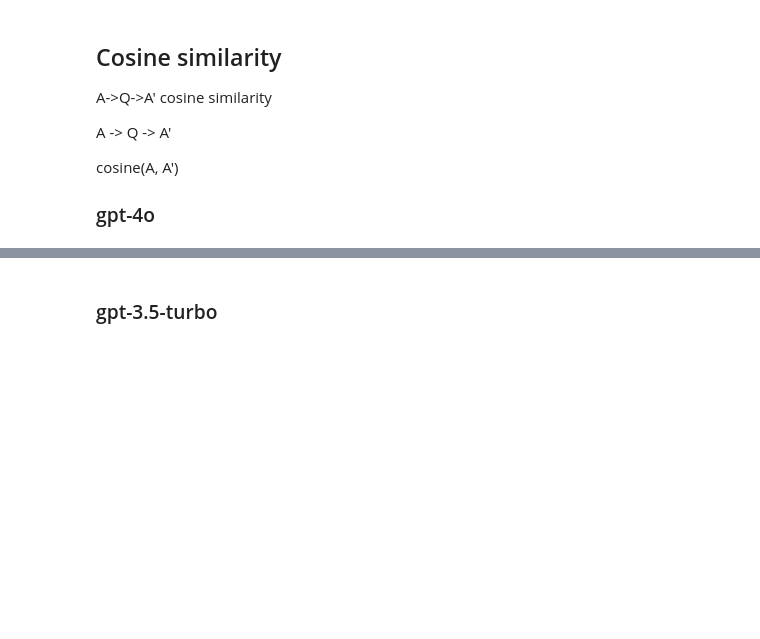
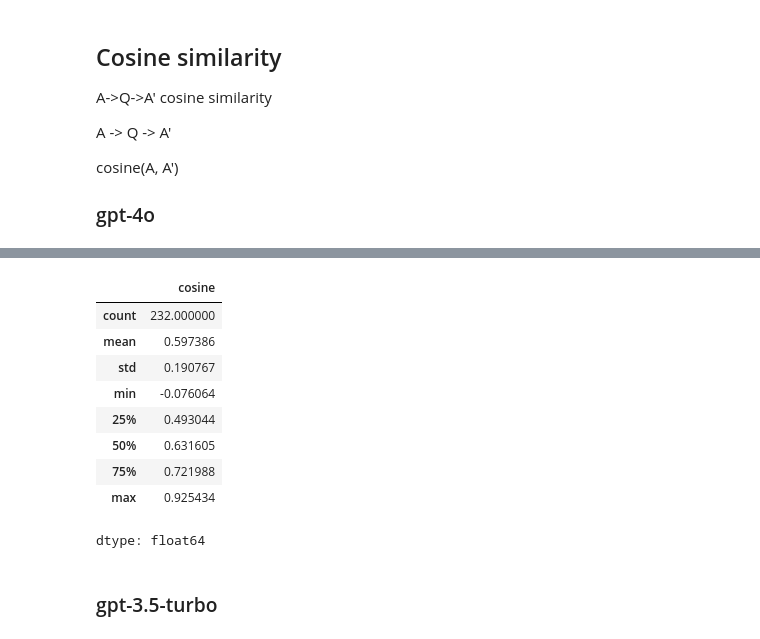
Before and after one commit to Jaguar838/llm-zoomcamp, a Jupyter notebook: HW/2025/03-evaluation/hw-04.ipynb, the cells around one changed output, grey strips where cells are left out. Drawn from its saved outputs; the diff is of its cells as text; code cells hidden in the pictures; blank space fills up the shorter version.

```diff
--- a/HW/2025/03-evaluation/hw-04.ipynb
+++ b/HW/2025/03-evaluation/hw-04.ipynb
@@ -748,4 +853,4 @@ for i, val in answers.items():
 # %%
 import pandas as pd
 # %%
-df_gpt4o = pd.DataFrame(results_gpt4o)
+df_llamma3_8b = pd.DataFrame(cleaned)
@@ -816,6 +925,7 @@ cosine(A, A')
 
 ### gpt-4o
 # %%
-results_gpt4o = df_gpt4o.to_dict(orient='records')
+results_llamma3_8b = df_llamma3_8b.to_dict(orient='records')
 # %%
-record = results_gpt4o[0]
+record = results_llamma3_8b[0]
+record
@@ -831,12 +947,23 @@ def compute_similarity(record):
 # %%
 similarity = []
 
-for record in tqdm(results_gpt4o):
+for record in tqdm(results_llamma3_8b):
     sim = compute_similarity(record)
     similarity.append(sim)
 # %%
-df_gpt4o['cosine'] = similarity
-df_gpt4o['cosine'].describe()
+df_llamma3_8b['cosine'] = similarity
+df_llamma3_8b['cosine'].describe()
+# %% [output]
+|  | cosine |
+| count | 232.000000 |
+| mean | 0.597386 |
+| std | 0.190767 |
+| min | -0.076064 |
+| 25% | 0.493044 |
+| 50% | 0.631605 |
+| 75% | 0.721988 |
+| max | 0.925434 |
+dtype: float64
 # %%
 import seaborn as sns
 # %% [markdown]
```
Also changed, not shown: parts of 46 cells of this notebook.
